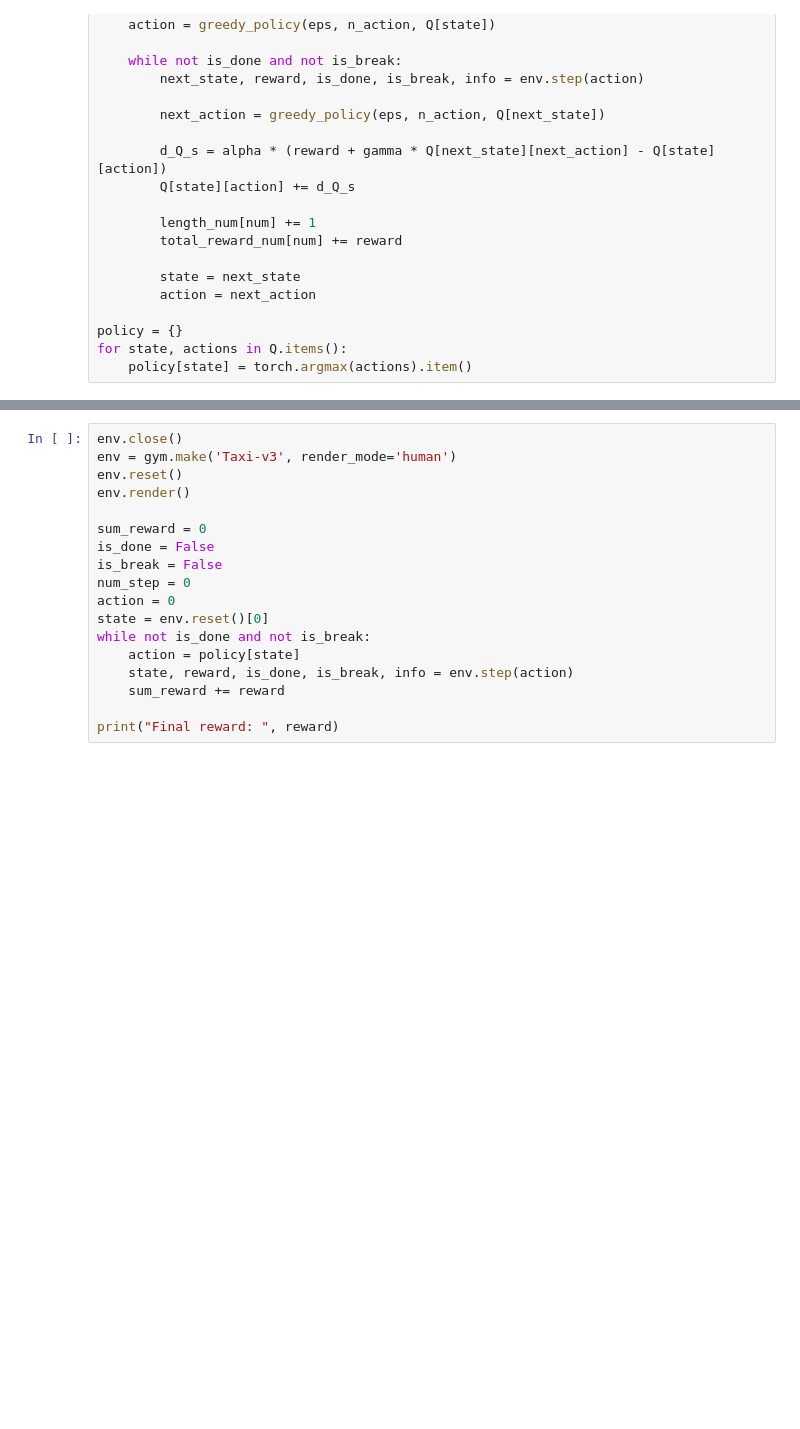
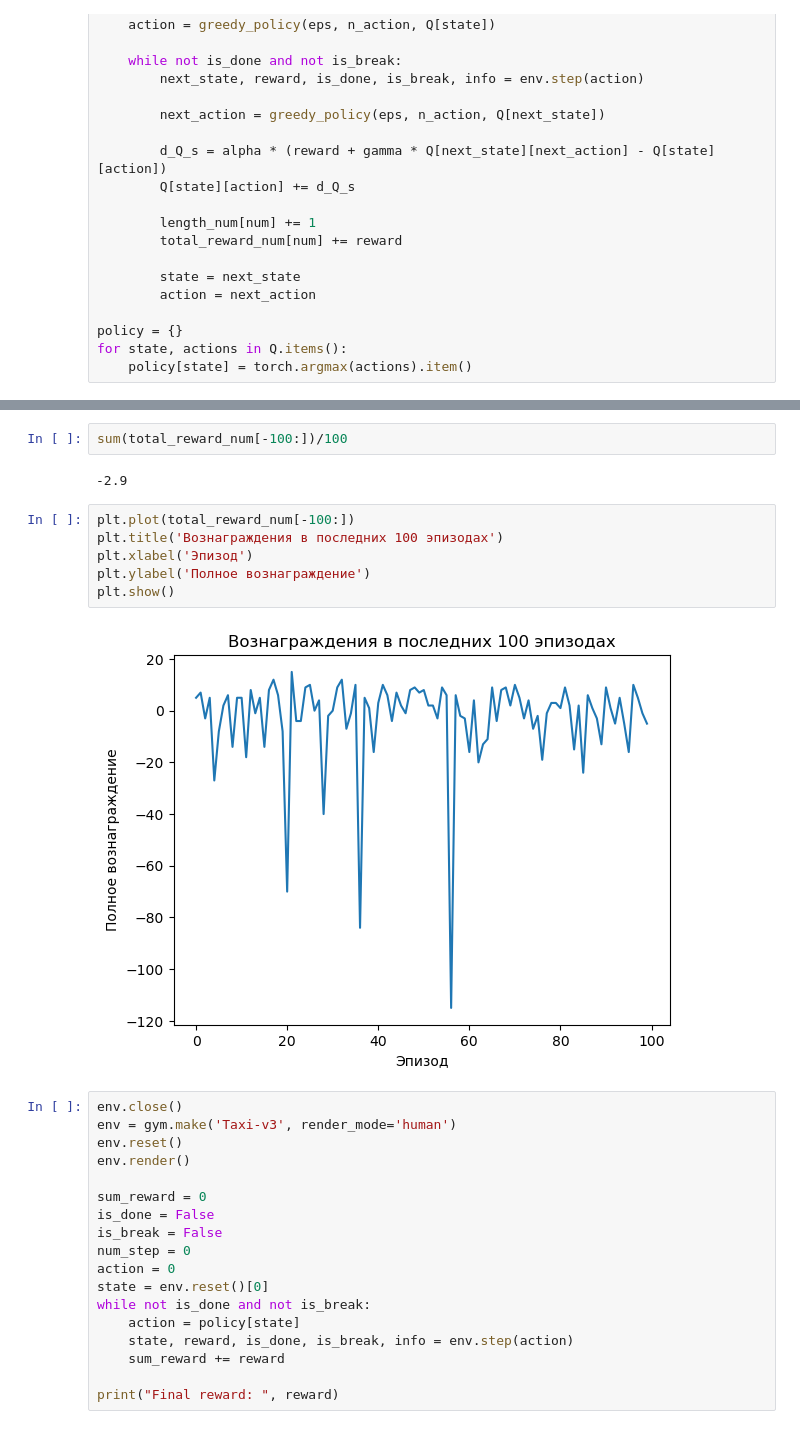
Before and after one commit to quattro-off/otus_gym_policy, a Jupyter notebook: source/taxi_SARSA.ipynb, the cells around one changed output, grey strips where cells are left out. Drawn from its saved outputs; the diff is of its cells as text; blank space fills up the shorter version.

```diff
--- a/source/taxi_SARSA.ipynb
+++ b/source/taxi_SARSA.ipynb
@@ -72,3 +72,15 @@ plt.show()
+# %%
+sum(total_reward_num[-100:])/100
+# %% [output]
+-2.9
+# %%
+plt.plot(total_reward_num[-100:])
+plt.title('Вознаграждения в последних 100 эпизодах')
+plt.xlabel('Эпизод')
+plt.ylabel('Полное вознаграждение')
+plt.show()
+# %% [output]
+[figure, added]
 # %%
 env.close()
 env = gym.make('Taxi-v3', render_mode='human')
```
Also changed, not shown: parts of 3 cells of this notebook, 2 other files.
